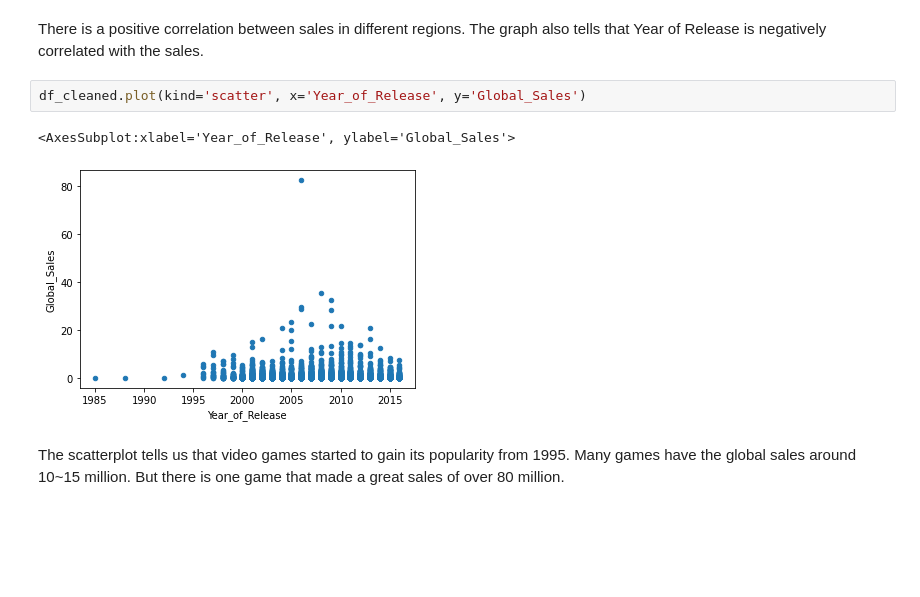
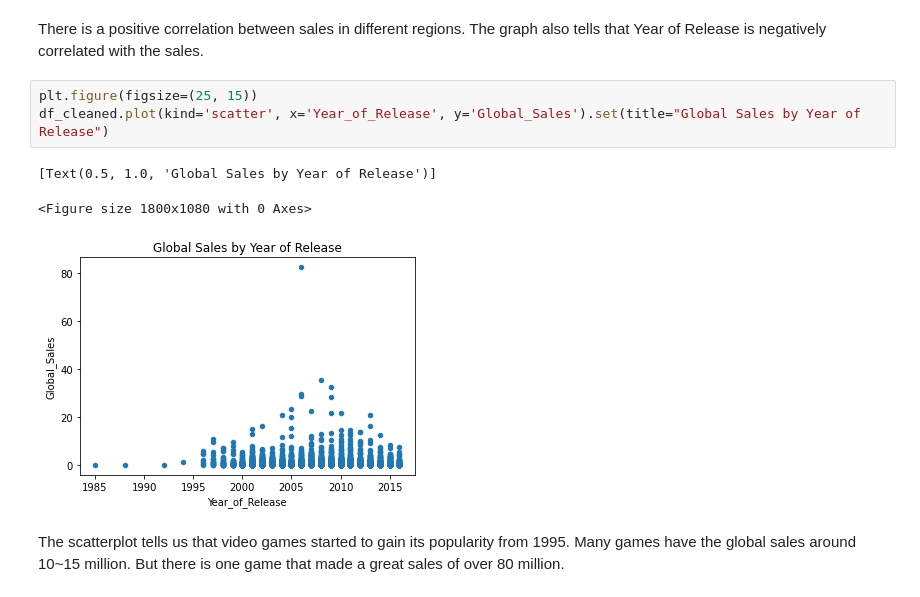
Before and after one commit to ubco-W2022T1-cosc301/project-group22, a Jupyter notebook: notebooks/analysis1.ipynb, the cells around one changed output. Drawn from its saved outputs; the diff is of its cells as text; blank space fills up the shorter version.

```diff
--- a/notebooks/analysis1.ipynb
+++ b/notebooks/analysis1.ipynb
@@ -71,10 +73,12 @@ sns.heatmap(corr, xticklabels=corr.columns, yticklabels=corr.columns, annot=True
 There is a positive correlation between sales in different regions.
 The graph also tells that Year of Release is negatively correlated with the sales.
 # %%
-df_cleaned.plot(kind='scatter', x='Year_of_Release', y='Global_Sales')
+plt.figure(figsize=(25, 15))
+df_cleaned.plot(kind='scatter', x='Year_of_Release', y='Global_Sales').set(title="Global Sales by Year of Release")
 # %% [output]
-<AxesSubplot:xlabel='Year_of_Release', ylabel='Global_Sales'>
+[Text(0.5, 1.0, 'Global Sales by Year of Release')]
+<Figure size 1800x1080 with 0 Axes>
-[figure, old version]
+[figure, new version]
 # %% [markdown]
 The scatterplot tells us that video games started to gain its popularity from 1995.
 Many games have the global sales around 10~15 million. But there is one game that made a great sales of over 80 million.
```
Also changed, not shown: parts of 48 cells of this notebook, 2 other files.
